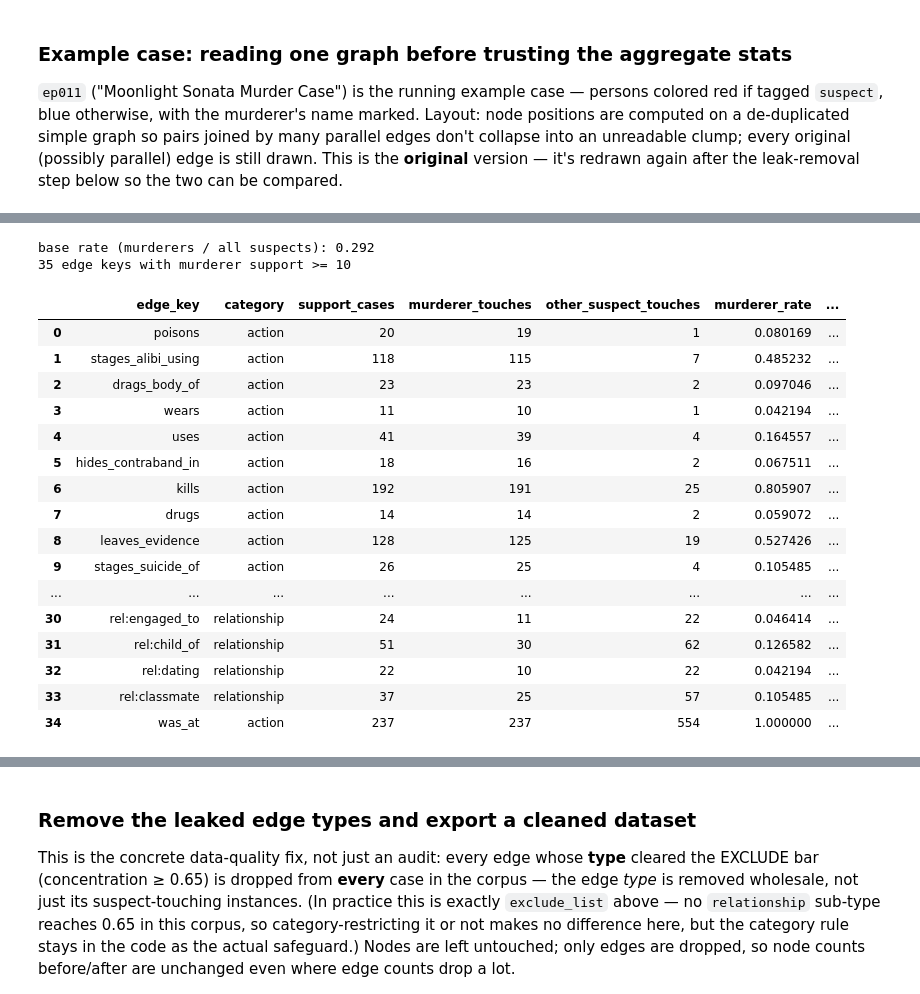
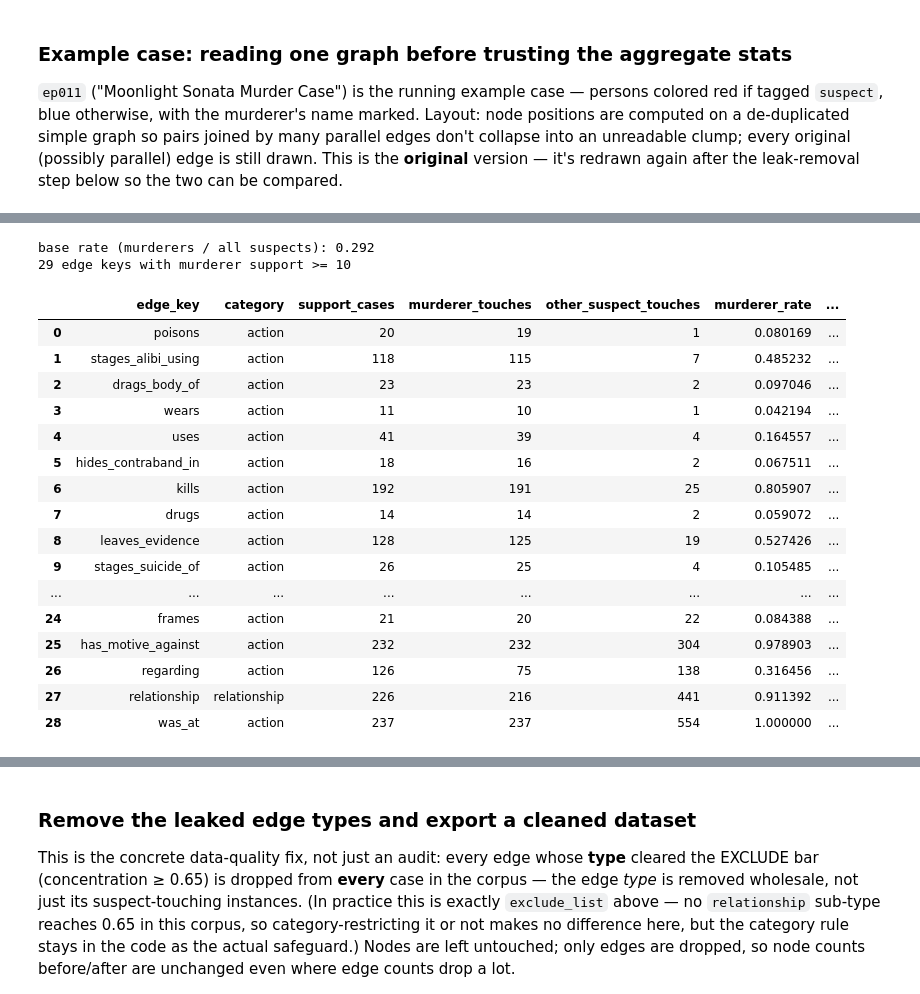
Before and after one commit to SvarogBurn/case-closed-custom-dataset-analysis, a Jupyter notebook: Reo analysis/v5/case_closedv5.ipynb, the cells around one changed output, grey strips where cells are left out. Cells and saved outputs as stored; diff of their text form; code cells hidden in the pictures.

```diff
--- a/Reo analysis/v5/case_closedv5.ipynb
+++ b/Reo analysis/v5/case_closedv5.ipynb
@@ -522,40 +522,40 @@ base_rate = n_cases / total_suspects  # reference line: "no signal" concentratio
 leak_rows = []
 for key, cids in case_support.items():
     m, o = murderer_touch[key], other_touch[key]
     if m < MIN_MURDERER_SUPPORT:
         continue
     concentration = m / (m + o)
     leak_rows.append(dict(
-        edge_key=key, category="relationship" if key.startswith("rel:") else "action",
+        edge_key=key, category="relationship" if key == "relationship" else "action",
         support_cases=len(cids), murderer_touches=m, other_suspect_touches=o,
         murderer_rate=m / n_cases, other_suspect_rate=o / (total_suspects - n_cases),
         concentration=concentration,
     ))
 
 leak_df = pd.DataFrame(leak_rows).sort_values("concentration", ascending=False).reset_index(drop=True)
 print(f"base rate (murderers / all suspects): {base_rate:.3f}")
 print(f"{len(leak_df)} edge keys with murderer support >= {MIN_MURDERER_SUPPORT}")
 leak_df
 # %% [output]
 base rate (murderers / all suspects): 0.292
-35 edge keys with murderer support >= 10
+29 edge keys with murderer support >= 10
 |  | edge_key | category | support_cases | murderer_touches | other_suspect_touches | murderer_rate | ... |
 | 0 | poisons | action | 20 | 19 | 1 | 0.080169 | ... |
 | 1 | stages_alibi_using | action | 118 | 115 | 7 | 0.485232 | ... |
 | 2 | drags_body_of | action | 23 | 23 | 2 | 0.097046 | ... |
 | 3 | wears | action | 11 | 10 | 1 | 0.042194 | ... |
 | 4 | uses | action | 41 | 39 | 4 | 0.164557 | ... |
 | 5 | hides_contraband_in | action | 18 | 16 | 2 | 0.067511 | ... |
 | 6 | kills | action | 192 | 191 | 25 | 0.805907 | ... |
 | 7 | drugs | action | 14 | 14 | 2 | 0.059072 | ... |
 | 8 | leaves_evidence | action | 128 | 125 | 19 | 0.527426 | ... |
 | 9 | stages_suicide_of | action | 26 | 25 | 4 | 0.105485 | ... |
 | ... | ... | ... | ... | ... | ... | ... | ... |
-| 30 | rel:engaged_to | relationship | 24 | 11 | 22 | 0.046414 | ... |
-| 31 | rel:child_of | relationship | 51 | 30 | 62 | 0.126582 | ... |
-| 32 | rel:dating | relationship | 22 | 10 | 22 | 0.042194 | ... |
-| 33 | rel:classmate | relationship | 37 | 25 | 57 | 0.105485 | ... |
-| 34 | was_at | action | 237 | 237 | 554 | 1.000000 | ... |
+| 24 | frames | action | 21 | 20 | 22 | 0.084388 | ... |
+| 25 | has_motive_against | action | 232 | 232 | 304 | 0.978903 | ... |
+| 26 | regarding | action | 126 | 75 | 138 | 0.316456 | ... |
+| 27 | relationship | relationship | 226 | 216 | 441 | 0.911392 | ... |
+| 28 | was_at | action | 237 | 237 | 554 | 1.000000 | ... |
 # %%
 # --- leaks: which keys cross the 0.65 threshold -----------------------------
 over_threshold = (leak_df["category"] == "action") & (leak_df["concentration"] >= EXCLUDE_THRESHOLD)
```
Also changed, not shown: parts of 14 cells of this notebook.
